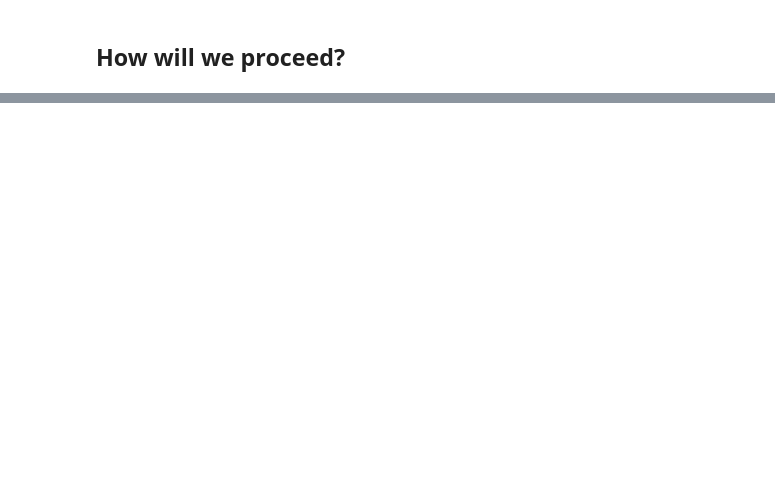
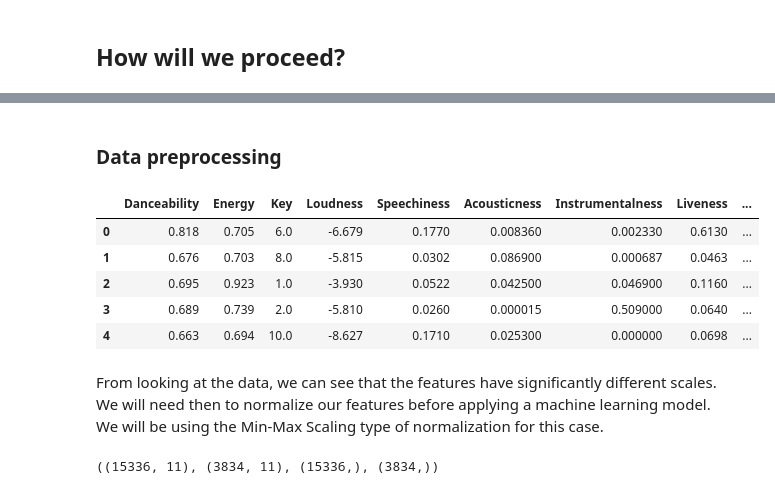
Before and after one commit to whalit/SFML-Project, a Jupyter notebook: Project.ipynb, the cells around one changed output, grey strips where cells are left out. Saved outputs shown, nothing was run; the diff lists cells and outputs as text; code cells hidden in the pictures; blank space fills up the shorter version.

```diff
--- a/Project.ipynb
+++ b/Project.ipynb
@@ -132,0 +134,8 @@ df.head()
+# %%
+nan_count = df.isna().sum().sum()
+print("Total count of NaN values before:", nan_count)
+df.dropna(inplace=True)
+
+
+nan_count = df.isna().sum().sum()
+print("Total count of NaN values now:", nan_count)
@@ -181,0 +210,39 @@ To experiment with model complexity, we will vary the number of features, hidden
+# %% [markdown]
+### Data preprocessing
+# %%
+from sklearn.model_selection import train_test_split
+
+# Select the features and target variable
+features = ['Danceability', 'Energy', 'Key', 'Loudness', 'Speechiness', 'Acousticness','Instrumentalness', 'Liveness', 'Valence', 'Tempo', 'Duration_ms']
+target = 'Stream'
+
+# Split the data into training and testing sets
+X = df[features]
+y = df[target]
+X.head()
+# %% [output]
+|  | Danceability | Energy | Key | Loudness | Speechiness | Acousticness | Instrumentalness | Liveness | ... |
+| 0 | 0.818 | 0.705 | 6.0 | -6.679 | 0.1770 | 0.008360 | 0.002330 | 0.6130 | ... |
+| 1 | 0.676 | 0.703 | 8.0 | -5.815 | 0.0302 | 0.086900 | 0.000687 | 0.0463 | ... |
+| 2 | 0.695 | 0.923 | 1.0 | -3.930 | 0.0522 | 0.042500 | 0.046900 | 0.1160 | ... |
+| 3 | 0.689 | 0.739 | 2.0 | -5.810 | 0.0260 | 0.000015 | 0.509000 | 0.0640 | ... |
+| 4 | 0.663 | 0.694 | 10.0 | -8.627 | 0.1710 | 0.025300 | 0.000000 | 0.0698 | ... |
+# %% [markdown]
+From looking at the data, we can see that the features have significantly different scales. We will need then to normalize our features before applying a machine learning model. We will be using the Min-Max Scaling type of normalization for this case.
+# %%
+### Sandardization of data ###
+from sklearn.preprocessing import StandardScaler, MinMaxScaler
+
+Scaler=MinMaxScaler()
+
+# Storing the fit object for later reference
+ScalerFit=Scaler.fit(X)
+# Generating the standardized values of X
+x=ScalerFit.transform(X)
+
+# Split the data into training and testing set
+from sklearn.model_selection import train_test_split
+x_train, x_test, y_train, y_test = train_test_split(x, y, test_size=0.2, random_state=42)
+x_train.shape, x_test.shape, y_train.shape, y_test.shape
+# %% [output]
+((15336, 11), (3834, 11), (15336,), (3834,))
```
Also changed, not shown: parts of 16 cells of this notebook, 1 other file.
